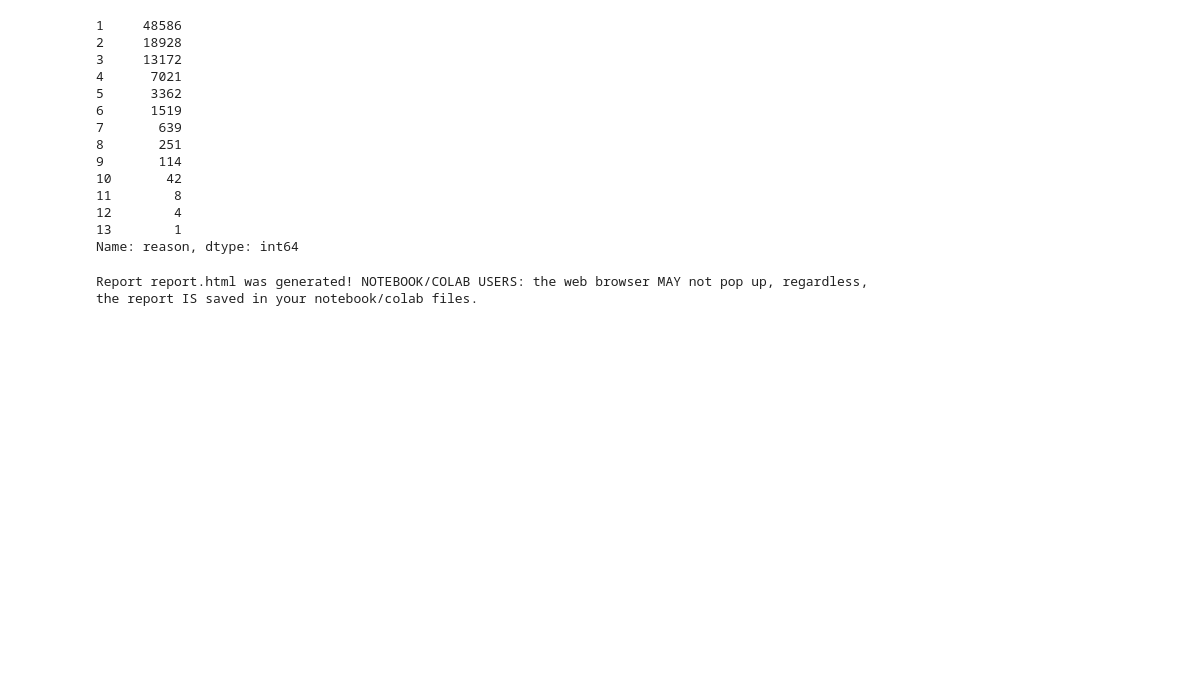
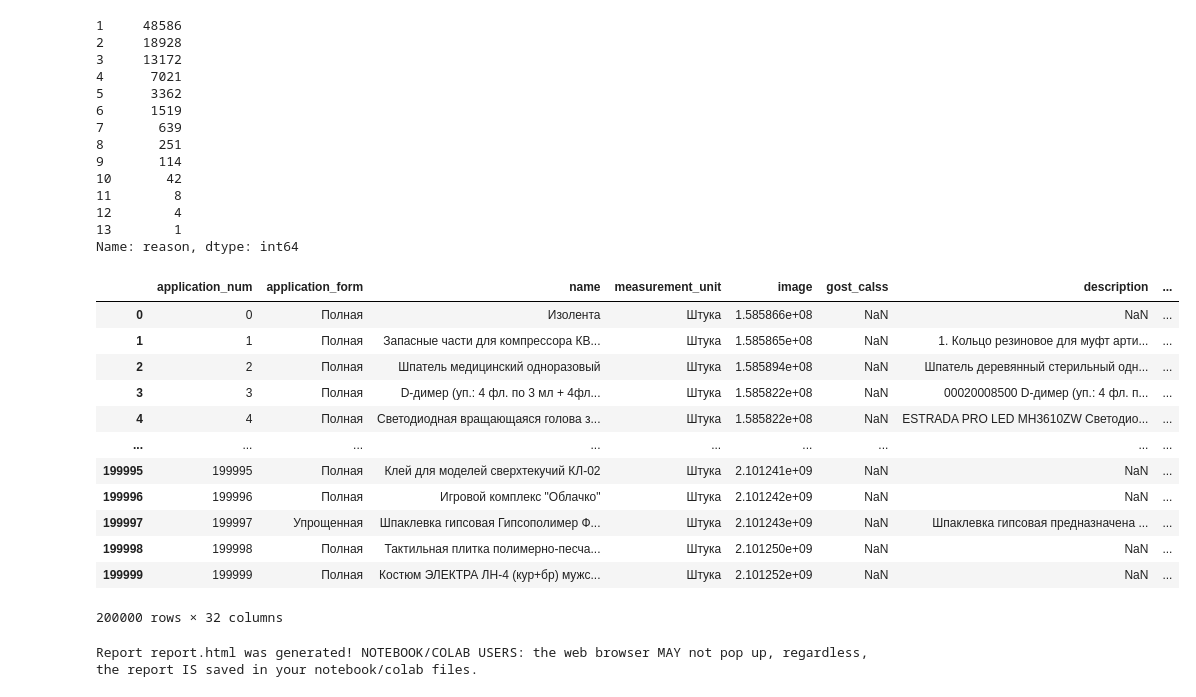
Before and after one commit to lo0op/tender_2021, a Jupyter notebook: notebooks/data_explore.ipynb, the cells around one changed output. Cells and saved outputs as stored; diff of their text form; code cells hidden in the pictures; blank space fills up the shorter version.

```diff
--- a/notebooks/data_explore.ipynb
+++ b/notebooks/data_explore.ipynb
@@ -72,6 +209,22 @@ df.reason.dropna().apply(sep_reason).apply(len).value_counts()
 12        4
 13        1
 Name: reason, dtype: int64
+# %%
+df[df.reason_index == df.comment_index]
+# %% [output]
+|  | application_num | application_form | name | measurement_unit | image | gost_calss | description | ... |
+| 0 | 0 | Полная | Изолента | Штука | 1.585866e+08 | NaN | NaN | ... |
+| 1 | 1 | Полная | Запасные части для компрессора КВ... | Штука | 1.585865e+08 | NaN | 1. Кольцо резиновое для муфт арти... | ... |
+| 2 | 2 | Полная | Шпатель медицинский одноразовый | Штука | 1.585894e+08 | NaN | Шпатель деревянный стерильный одн... | ... |
+| 3 | 3 | Полная | D-димер (уп.: 4 фл. по 3 мл + 4фл... | Штука | 1.585822e+08 | NaN | 00020008500 D-димер (уп.: 4 фл. п... | ... |
+| 4 | 4 | Полная | Cветодиодная вращающаяся голова з... | Штука | 1.585822e+08 | NaN | ESTRADA PRO LED MH3610ZW Cветодио... | ... |
+| ... | ... | ... | ... | ... | ... | ... | ... | ... |
+| 199995 | 199995 | Полная | Клей для моделей сверхтекучий КЛ-02 | Штука | 2.101241e+09 | NaN | NaN | ... |
+| 199996 | 199996 | Полная | Игровой комплекс "Облачко" | Штука | 2.101242e+09 | NaN | NaN | ... |
+| 199997 | 199997 | Упрощенная | Шпаклевка гипсовая Гипсополимер Ф... | Штука | 2.101243e+09 | NaN | Шпаклевка гипсовая предназначена ... | ... |
+| 199998 | 199998 | Полная | Тактильная плитка полимерно-песча... | Штука | 2.101250e+09 | NaN | NaN | ... |
+| 199999 | 199999 | Полная | Костюм ЭЛЕКТРА ЛН-4 (кур+бр) мужс... | Штука | 2.101252e+09 | NaN | NaN | ... |
+200000 rows × 32 columns
 # %%
 my_report = sv.analyze(df)
 my_report.show_html('report.html')
```
Also changed, not shown: parts of 13 cells of this notebook.
